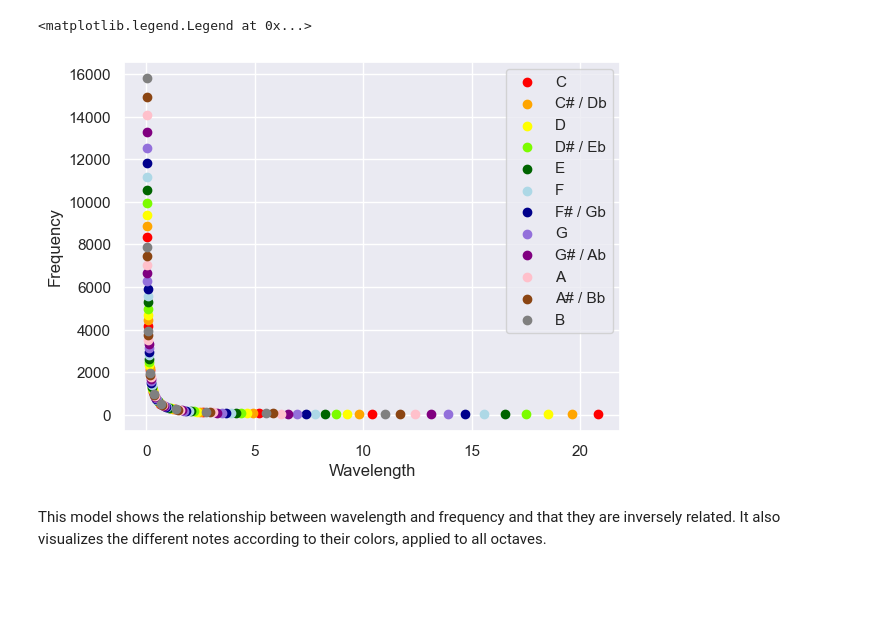
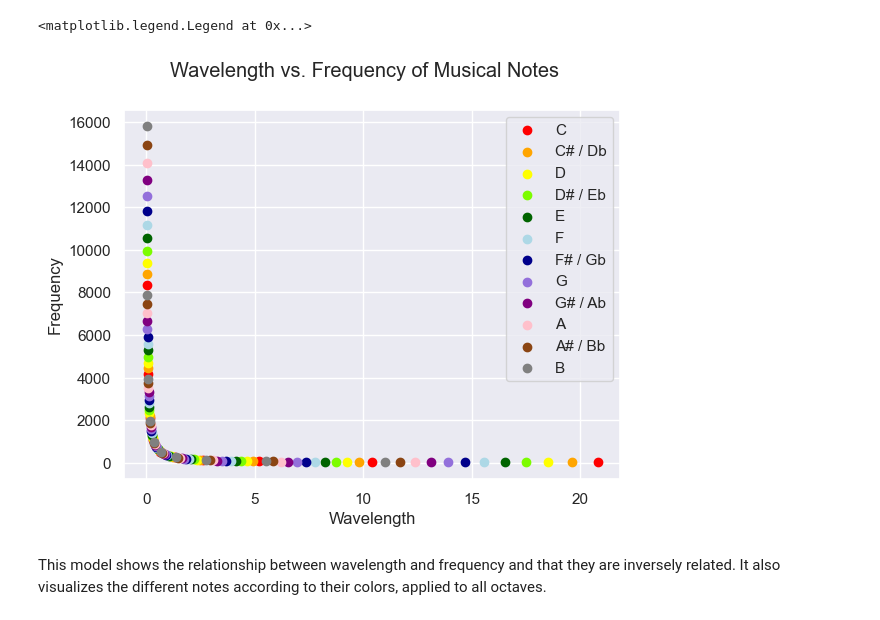
Before and after one commit to ivanmaykov/DS2500-Group-Project, a Jupyter notebook: visuals/visual_2_testing.ipynb, the cells around one changed output. Saved outputs shown, nothing was run; the diff lists cells and outputs as text; code cells hidden in the pictures; blank space fills up the shorter version.

```diff
--- a/visuals/visual_2_testing.ipynb
+++ b/visuals/visual_2_testing.ipynb
@@ -53,14 +41,27 @@ plt.plot(notes_dict['C'][0], notes_dict['C'][1], color = 'red')
 # %%
-colors = ['red', 'orange', 'yellow', 'lawngreen', 'darkgreen', 'lightblue', 'darkblue', 'mediumpurple', 'purple', 'pink', 'saddlebrown', 'gray']
+import matplotlib.pyplot as plt
+import seaborn as sns
+
+# getting unique colors for the notes
+colors = list(df.loc[:, 'Color'].unique())
+
+sns.set(font_scale=1)
+
+# initializing count to cycle through colors
 count = 0
+
+# scatterplotting all notes' frequencies and wavelengths
 for key in notes_dict.keys():
     plt.scatter(notes_dict[key][0], notes_dict[key][1], color = colors[count], label = key)
     count += 1
+
+# setting title, labels, and legend
+plt.suptitle('Wavelength vs. Frequency of Musical Notes')
 plt.xlabel('Wavelength')
 plt.ylabel('Frequency')
 plt.legend()
 # %% [output]
 <matplotlib.legend.Legend at 0x...>
-[figure, old version]
+[figure, new version]
 # %% [markdown]
 This model shows the relationship between wavelength and frequency and that they are inversely related. It also visualizes the different notes according to their colors, applied to all octaves.
```
Also changed, not shown: parts of 5 cells of this notebook.
